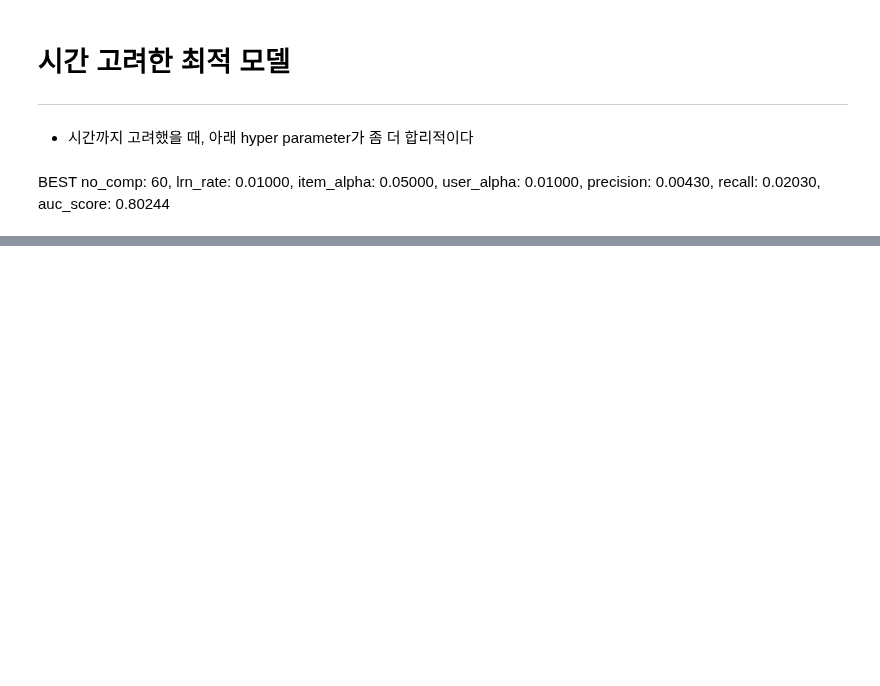
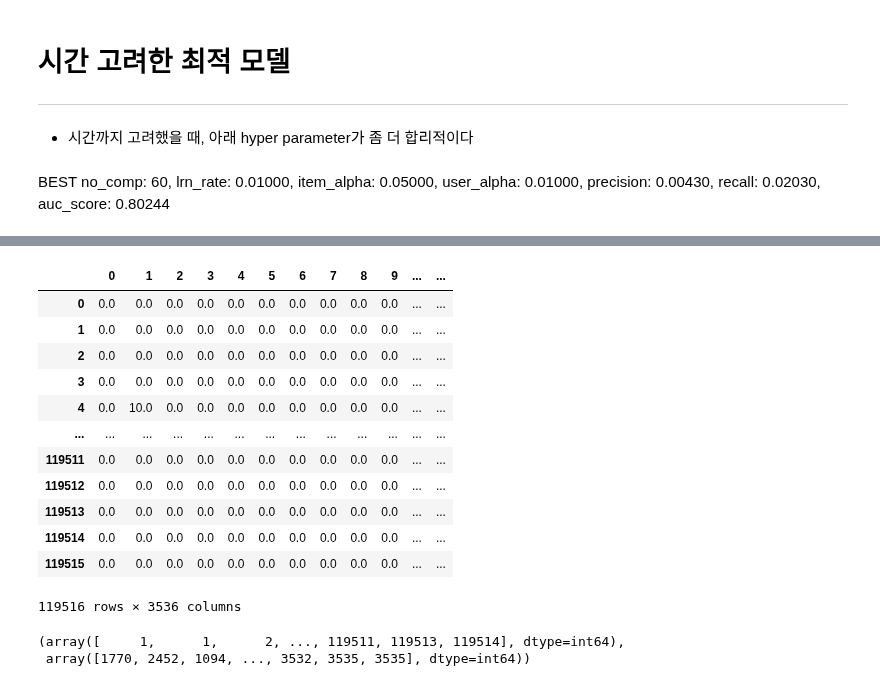
Before and after one commit to ludwings0330/Whizzle, a Jupyter notebook: model/v4/rec_model_v4.ipynb, the cells around one changed output, grey strips where cells are left out. Cells and saved outputs as stored; diff of their text form; code cells hidden in the pictures; blank space fills up the shorter version.

```diff
--- a/model/v4/rec_model_v4.ipynb
+++ b/model/v4/rec_model_v4.ipynb
@@ -147,2 +197,0 @@ def create_user_item_interactions(rating, n_users, n_items):
-# %%
-interactions = create_user_item_interactions(rating, rating["user_id"].nunique(), whisky["whisky_id"].nunique())
@@ -294,0 +356,2 @@ print("Test AUC Score : %.5f" % test_auc)
+# %%
+test_mat = (test_interactions.toarray() * test_weights.toarray())
@@ -294,0 +368,17 @@ print("Test AUC Score : %.5f" % test_auc)
+# %%
+test_df = pd.DataFrame(test_mat)
+test_df
+# %% [output]
+|  | 0 | 1 | 2 | 3 | 4 | 5 | 6 | 7 | 8 | 9 | ... | ... |
+| 0 | 0.0 | 0.0 | 0.0 | 0.0 | 0.0 | 0.0 | 0.0 | 0.0 | 0.0 | 0.0 | ... | ... |
+| 1 | 0.0 | 0.0 | 0.0 | 0.0 | 0.0 | 0.0 | 0.0 | 0.0 | 0.0 | 0.0 | ... | ... |
+| 2 | 0.0 | 0.0 | 0.0 | 0.0 | 0.0 | 0.0 | 0.0 | 0.0 | 0.0 | 0.0 | ... | ... |
+| 3 | 0.0 | 0.0 | 0.0 | 0.0 | 0.0 | 0.0 | 0.0 | 0.0 | 0.0 | 0.0 | ... | ... |
+| 4 | 0.0 | 10.0 | 0.0 | 0.0 | 0.0 | 0.0 | 0.0 | 0.0 | 0.0 | 0.0 | ... | ... |
+| ... | ... | ... | ... | ... | ... | ... | ... | ... | ... | ... | ... | ... |
+| 119511 | 0.0 | 0.0 | 0.0 | 0.0 | 0.0 | 0.0 | 0.0 | 0.0 | 0.0 | 0.0 | ... | ... |
+| 119512 | 0.0 | 0.0 | 0.0 | 0.0 | 0.0 | 0.0 | 0.0 | 0.0 | 0.0 | 0.0 | ... | ... |
+| 119513 | 0.0 | 0.0 | 0.0 | 0.0 | 0.0 | 0.0 | 0.0 | 0.0 | 0.0 | 0.0 | ... | ... |
+| 119514 | 0.0 | 0.0 | 0.0 | 0.0 | 0.0 | 0.0 | 0.0 | 0.0 | 0.0 | 0.0 | ... | ... |
+| 119515 | 0.0 | 0.0 | 0.0 | 0.0 | 0.0 | 0.0 | 0.0 | 0.0 | 0.0 | 0.0 | ... | ... |
+119516 rows × 3536 columns
@@ -294,0 +388,5 @@ print("Test AUC Score : %.5f" % test_auc)
+# %%
+indices
+# %% [output]
+(array([     1,      1,      2, ..., 119511, 119513, 119514], dtype=int64),
+ array([1770, 2452, 1094, ..., 3532, 3535, 3535], dtype=int64))
```
Also changed, not shown: parts of 41 cells of this notebook, 8 other files.
